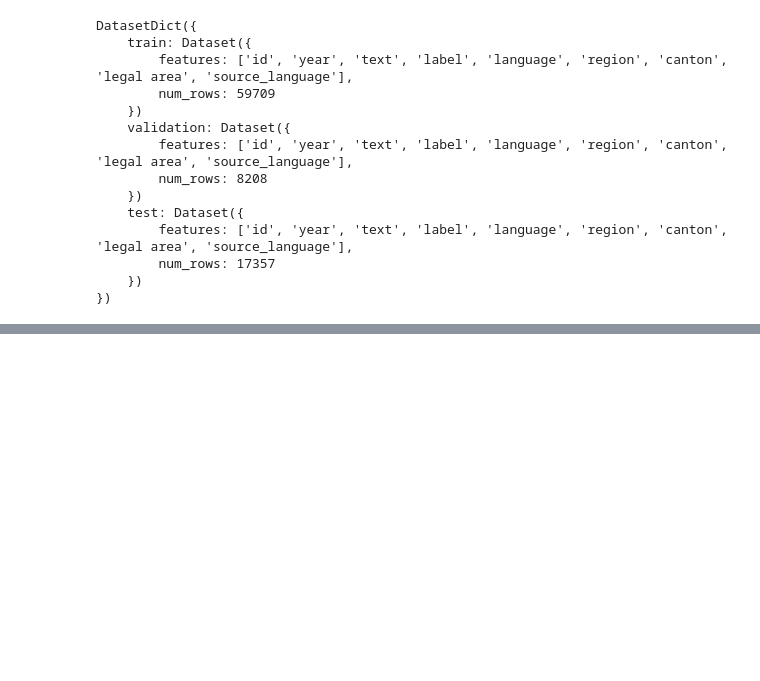
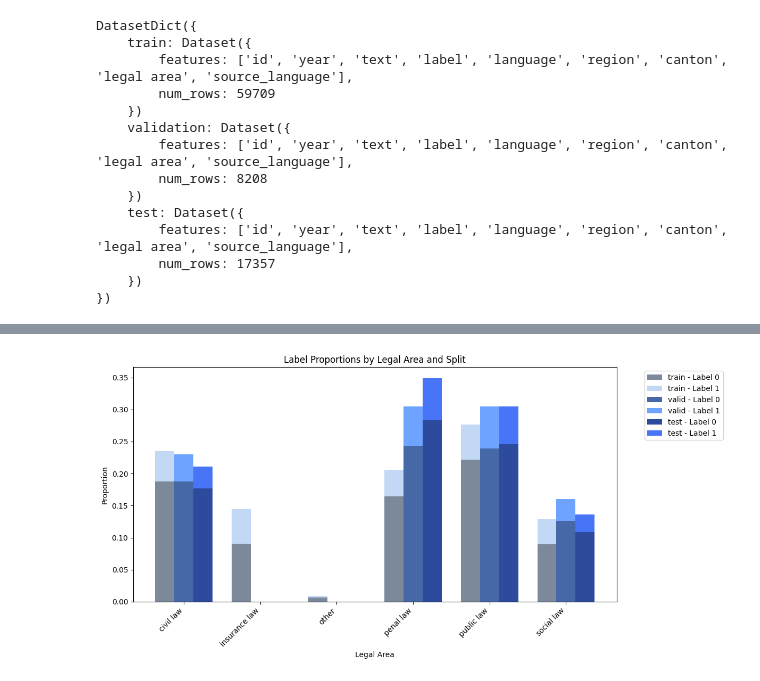
Before and after one commit to pablo-fdz/adv_nlp_final_assessment, a Jupyter notebook: dataset_exploration.ipynb, the cells around one changed output, grey strips where cells are left out. Cells and saved outputs as stored; diff of their text form; code cells hidden in the pictures; blank space fills up the shorter version.

```diff
--- a/dataset_exploration.ipynb
+++ b/dataset_exploration.ipynb
@@ -284,0 +175,4 @@ pprint(pubhealth['test'][0])
+# %%
+train_filtered = train_full.filter(pl.col('language') != 'de')
+valid_filtered = valid_full.filter(pl.col('language') != 'de')
+test_filtered = test_full.filter(pl.col('language') != 'de')
@@ -284,0 +181,15 @@ pprint(pubhealth['test'][0])
+# %%
+dfs = []
+for df in [train_filtered, valid_filtered, test_filtered]:
+    df = df.with_columns([pl.when(pl.col(col) == 'n/a')
+                          .then(None)
+                          .otherwise(pl.col(col))
+                            .alias(col) for col in df.columns
+                            if df[col].dtype == pl.Utf8])
+    dfs.append(df)
+
+train_filtered, valid_filtered, test_filtered = dfs
+
+print(train_filtered.null_count())
+print(valid_filtered.null_count())
+print(test_filtered.null_count())
@@ -284,0 +230,4 @@ pprint(pubhealth['test'][0])
+# %%
+plot_splits(train_filtered, valid_filtered, test_filtered, group_col="legal area")
+# %% [output]
+[figure, added]
```
Also changed, not shown: parts of 51 cells of this notebook, 3 other files.
